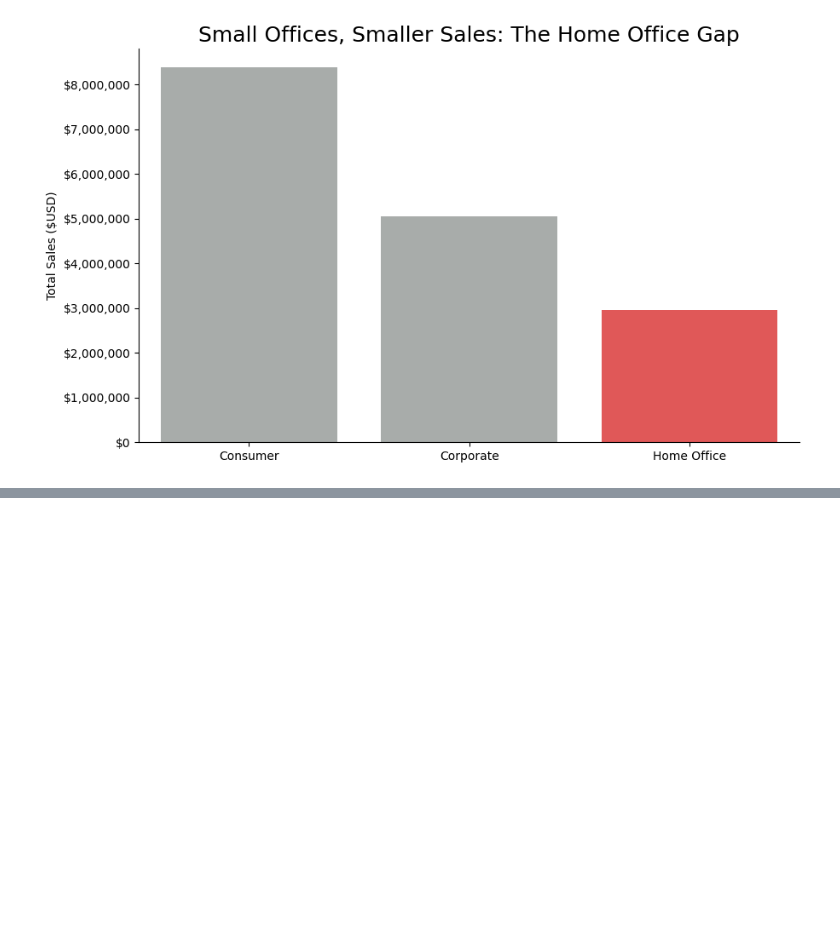
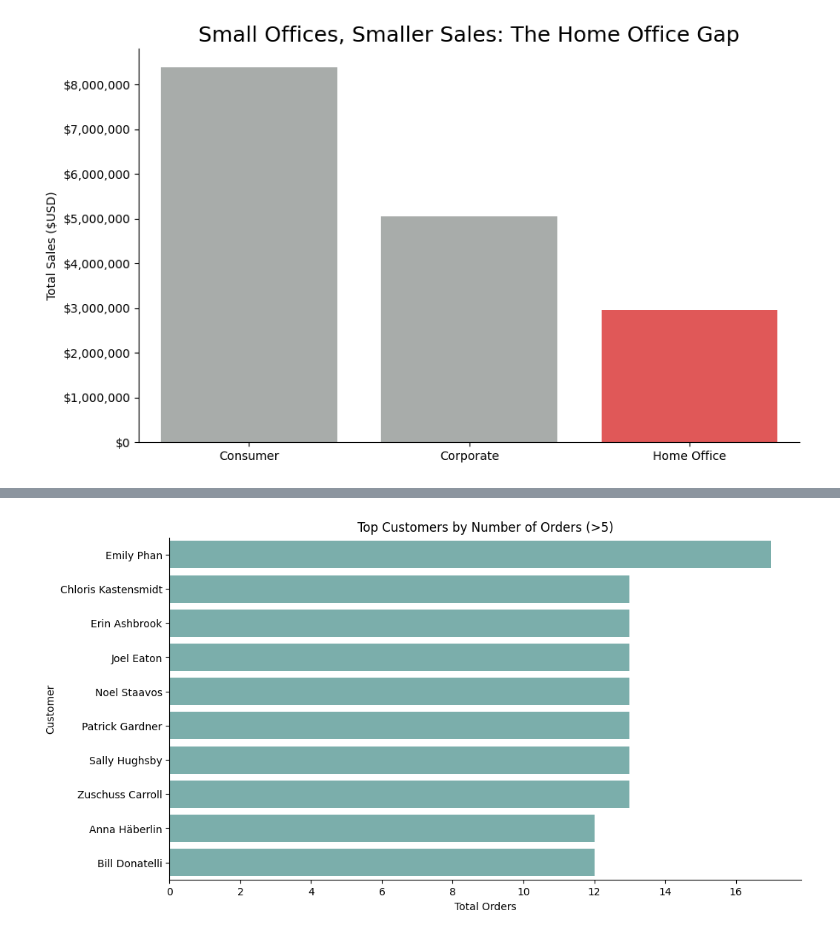
Before and after one commit to sithid/DataAnalysisModule3, a Jupyter notebook: Week4/notebooks/superstore_sales_workflow.ipynb, the cells around one changed output, grey strips where cells are left out. Saved outputs shown, nothing was run; the diff lists cells and outputs as text; code cells hidden in the pictures; blank space fills up the shorter version.

```diff
--- a/Week4/notebooks/superstore_sales_workflow.ipynb
+++ b/Week4/notebooks/superstore_sales_workflow.ipynb
@@ -233,0 +365,14 @@ result9
+# %%
+query9 = """
+SELECT
+  customers.customer_id,
+  customers.customer_name,
+  COUNT(DISTINCT orders.order_id) AS total_orders
+FROM customers
+JOIN orders ON customers.customer_id = orders.customer_id
+GROUP BY customers.customer_id, customers.customer_name
+HAVING COUNT(DISTINCT orders.order_id) > 5
+ORDER BY total_orders DESC;
+"""
+result9 = pd.read_sql(query9, conn)
+result9
@@ -272,0 +468,13 @@ plt.show()
+# %%
+# visualization three code here
+plot_result9 = result9.sort_values("total_orders", ascending=False).head(10)
+
+plt.figure(figsize=(11, 6))
+sns.barplot(data=plot_result9, x="total_orders", y="customer_name", color="#72B7B2")
+plt.title("Top Customers by Number of Orders (>5)")
+plt.xlabel("Total Orders")
+plt.ylabel("Customer")
+sns.despine()
+plt.show()
+# %% [output]
+[figure, added]
```
Also changed, not shown: parts of 25 cells of this notebook, 6 other files.
